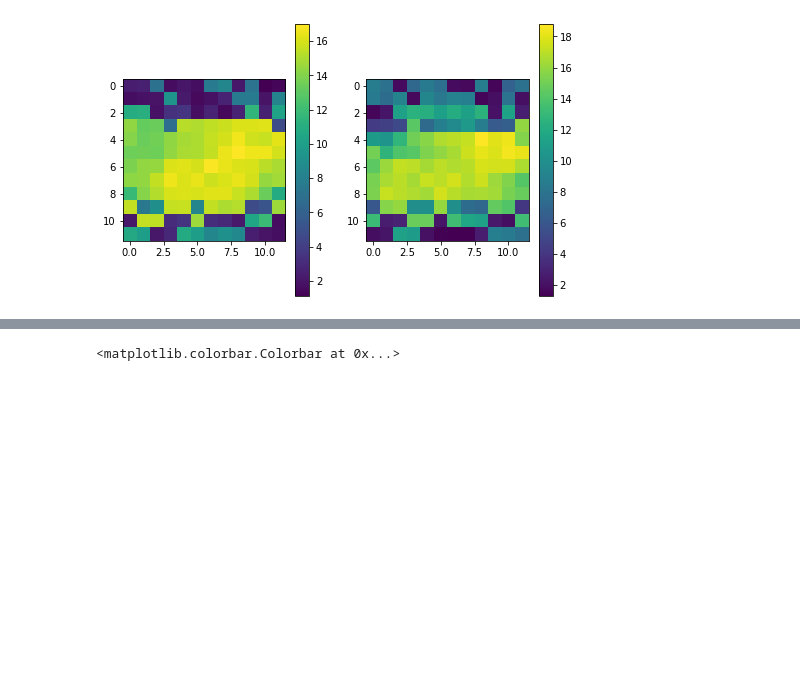
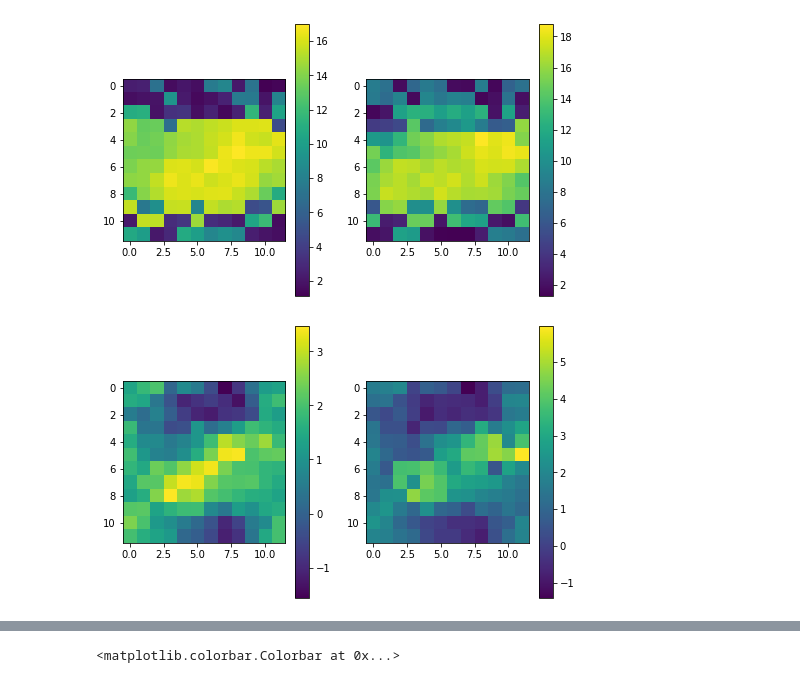
Before and after one commit to ccli3896/RLWorms, a Jupyter notebook: 12_01_dropoutmodel/AgentTesting.ipynb, the cells around one changed output, grey strips where cells are left out. Drawn from its saved outputs; the diff is of its cells as text; code cells hidden in the pictures; blank space fills up the shorter version.

```diff
--- a/12_01_dropoutmodel/AgentTesting.ipynb
+++ b/12_01_dropoutmodel/AgentTesting.ipynb
@@ -9,13 +9,43 @@ import model_env as me
 import tab_agents as tab
 # %%
 traj_df = pd.read_pickle('./traj_df.pkl')
+# %%
+fnames=[
+    # First worm
+    'Data/traj12-11-2020_19-04-41.pkl', #none
+    'Data/traj12-11-2020_19-14-38.pkl', #none
+    'Data/traj12-11-2020_19-24-30.pkl', #xlim 800
+    'Data/traj12-11-2020_19-35-31.pkl', #none # Seems like an especially bad dataset. Actually ruined all the others
+
+    # Second worm
+    'Data/traj12-11-2020_19-55-19.pkl', #none
+    'Data/traj12-11-2020_20-05-11.pkl', #none
+    'Data/traj12-11-2020_20-15-17.pkl', #none
+    'Data/traj12-11-2020_20-25-06.pkl', #xlim 1430
+
+    # Third worm
+    'Data/traj30-10-2020_18-14-00.pkl', #none
+    'Data/traj30-10-2020_18-34-10.pkl', #none
+
+    # Fourth worm
+    'Data/traj02-11-2020_15-53-56.pkl', #none
+    'Data/traj02-11-2020_16-14-45.pkl', #none
+
+    # Fifth worm
+    'Data/traj03-11-2020_14-46-45.pkl', #none
+    'Data/traj03-11-2020_15-08-07.pkl', #none
+]
+
+xlims = [1e6, 1e6, 800, 1e6, 1e6, 1e6, 1e6, 1430, 1e6, 1e6, 1e6, 1e6, 1e6, 1e6]
+
+traj_df = make_df(fnames,xlimit=xlims,time_ahead=10,time_steps=5)
 # %%
-gamma = 0.5
+gamma = 0.7
 epsilon = 0.05
 alpha = .01
-runtime = 20000
+runtime = 10000
 # %%
-dist_dict = ut.make_dist_dict(traj_df)#,smoothenpars={'smooth_par':0.05,'iters':50})
+dist_dict = make_dist_dict(traj_df,smoothenpars={'smooth_par':0.05,'iters':50})
 
 
 '''
@@ -41,3 +76,11 @@ for i in range(2):
     fig.colorbar(im,ax=ax[i])
 # %% [output]
 [figure]
+# %%
+fig, ax = plt.subplots(1,2)
+fig.set_size_inches((8,5))
+for i in range(2):
+    im = ax[i].imshow(alph_mouse.Qtab[:,i].reshape(12,12))
+    fig.colorbar(im,ax=ax[i])
+# %% [output]
+[figure, added]
```
Also changed, not shown: parts of 19 cells of this notebook, 4 other files.
